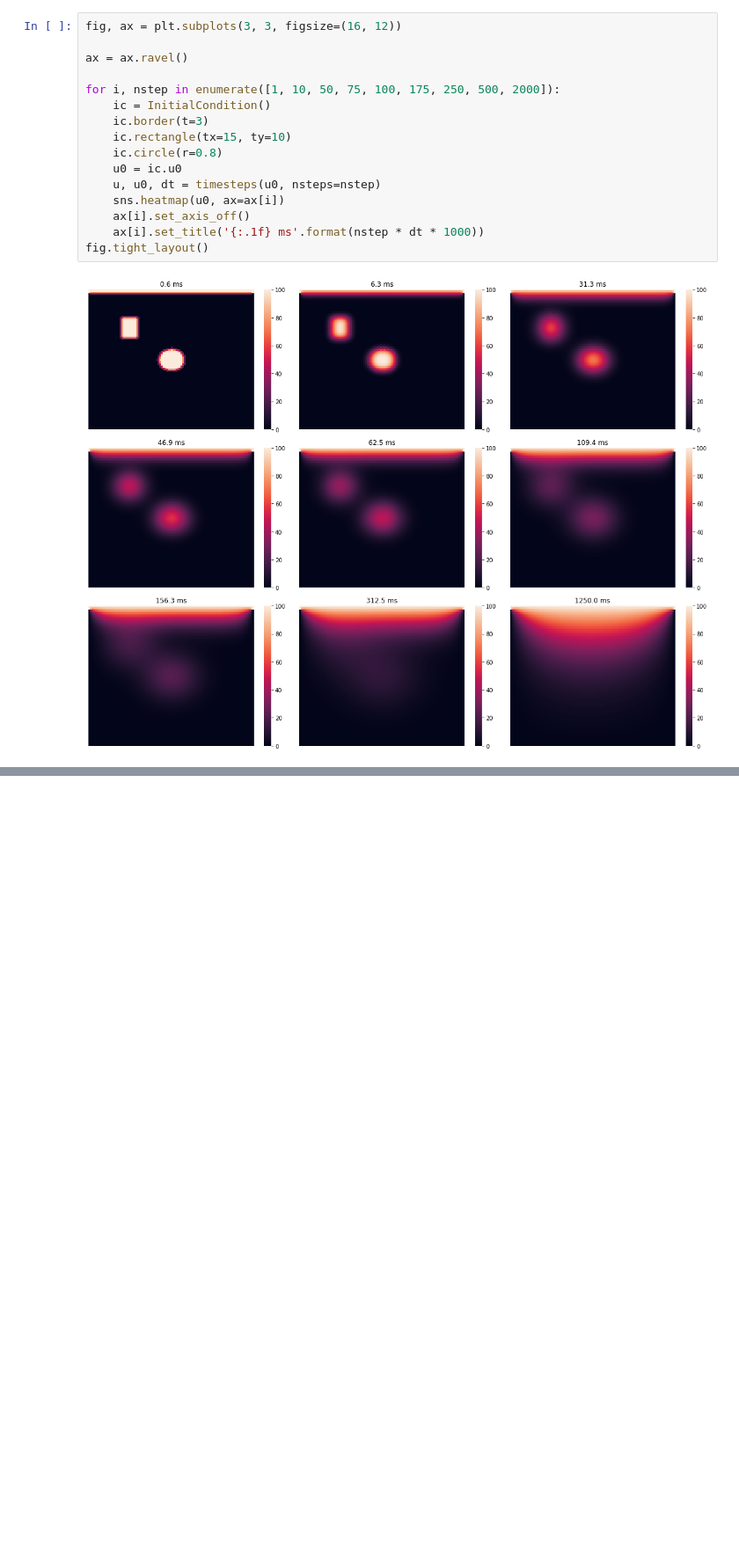
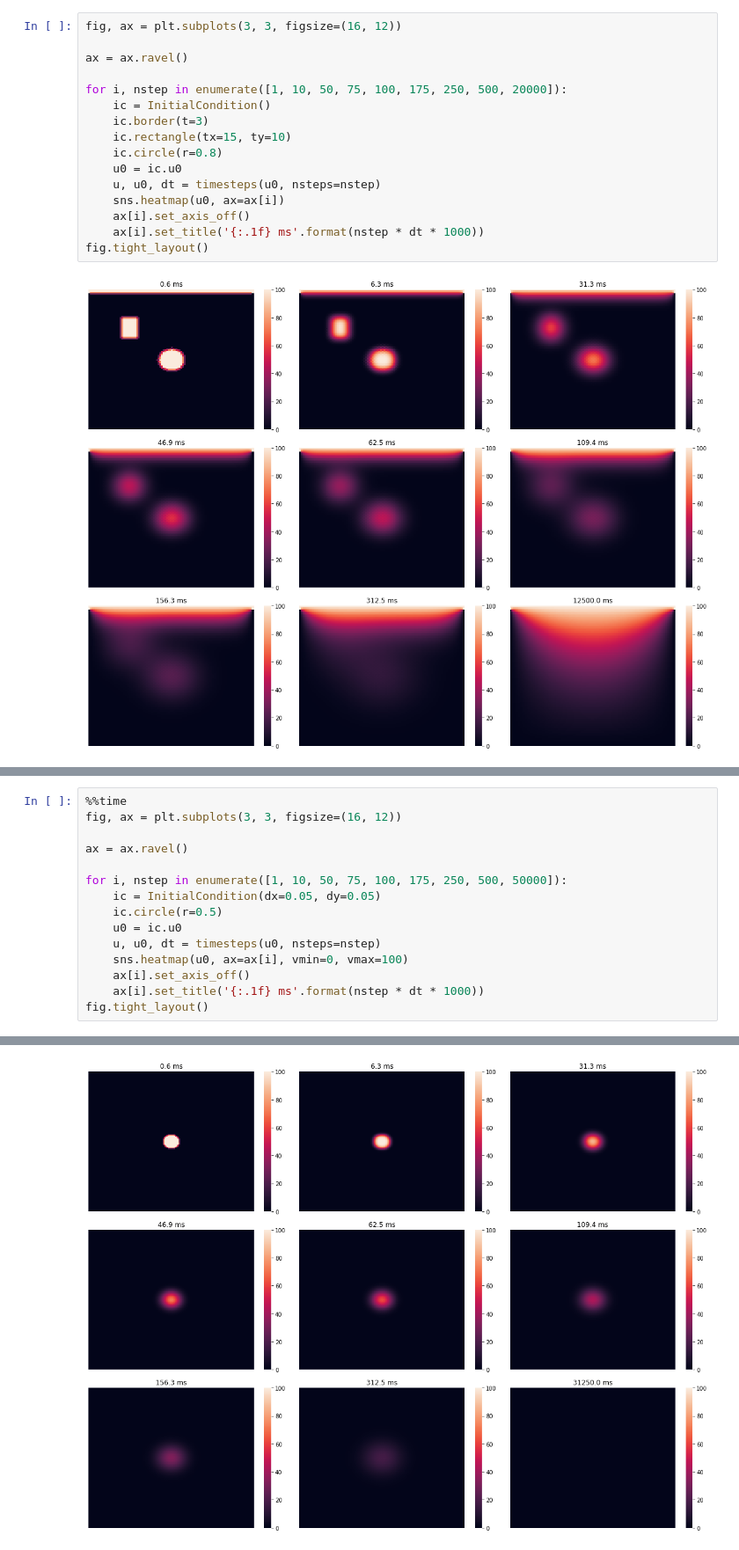
Before and after one commit to tdosreis/heat-diffusion, a Jupyter notebook: notebooks/heat-diffusion.ipynb, the cells around one changed output, grey strips where cells are left out. Shown: that part at 88% size. Saved outputs shown, nothing was run; the diff lists cells and outputs as text; blank space fills up the shorter version.

```diff
--- a/notebooks/heat-diffusion.ipynb
+++ b/notebooks/heat-diffusion.ipynb
@@ -82,7 +72,7 @@ fig, ax = plt.subplots(3, 3, figsize=(16, 12))
 
 ax = ax.ravel()
 
-for i, nstep in enumerate([1, 10, 50, 75, 100, 175, 250, 500, 2000]):
+for i, nstep in enumerate([1, 10, 50, 75, 100, 175, 250, 500, 20000]):
     ic = InitialCondition()
     ic.border(t=3)
     ic.rectangle(tx=15, ty=10)
@@ -97,0 +90,16 @@ fig.tight_layout()
+# %%
+%%time
+fig, ax = plt.subplots(3, 3, figsize=(16, 12))
+
+ax = ax.ravel()
+
+for i, nstep in enumerate([1, 10, 50, 75, 100, 175, 250, 500, 50000]):
+    ic = InitialCondition(dx=0.05, dy=0.05)
+    ic.circle(r=0.5)
+    u0 = ic.u0
+    u, u0, dt = timesteps(u0, nsteps=nstep)
+    sns.heatmap(u0, ax=ax[i], vmin=0, vmax=100)
+    ax[i].set_axis_off()
+    ax[i].set_title('{:.1f} ms'.format(nstep * dt * 1000))
+fig.tight_layout()
+# %% [output]
@@ -97,0 +108 @@ fig.tight_layout()
+[figure, added]
```
Also changed, not shown: parts of 4 cells of this notebook.
